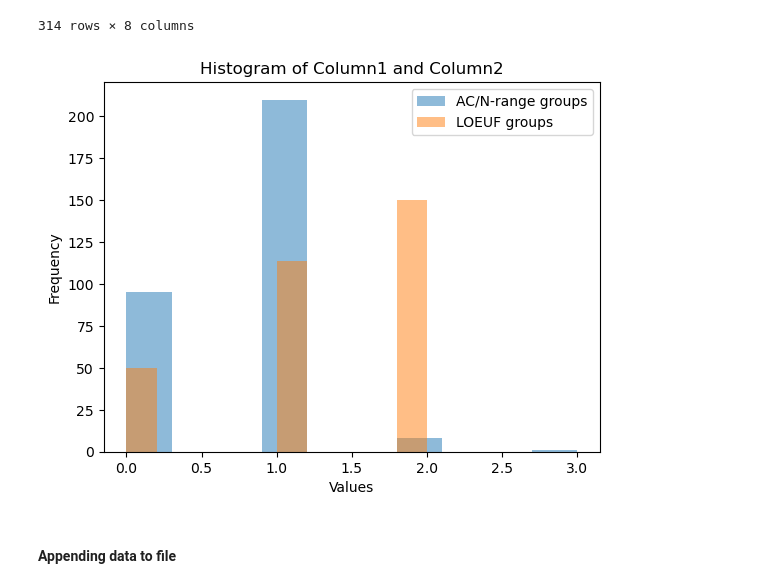
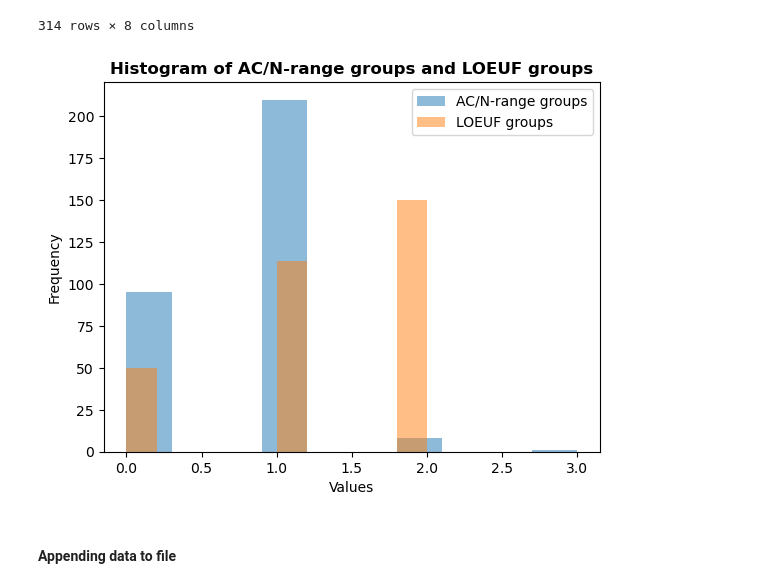
Before and after one commit to nastasia-iv/genvar, a Jupyter notebook: Grishchenko/code/all_chr_genvar_analysis.ipynb, the cells around one changed output. Saved outputs shown, nothing was run; the diff lists cells and outputs as text; code cells hidden in the pictures.

```diff
--- a/Grishchenko/code/all_chr_genvar_analysis.ipynb
+++ b/Grishchenko/code/all_chr_genvar_analysis.ipynb
@@ -324,0 +344,4 @@ transcripts_df_ac_enst['Gene_name'].nunique()
+# %%
+constraint_transcript = pd.read_csv('/home/bioinf/gnomad-variants/raw_data/plof_metrics/gnomad.v4.1.constraint_metrics.tsv', sep='\t')
+# This data is not available from the github repository due to its large size
+constraint_transcript.head()
@@ -324,0 +356,4 @@ transcripts_df_ac_enst['Gene_name'].nunique()
+# %%
+columns_to_keep = ['gene', 'gene_id', 'transcript', 'canonical', 'lof.oe_ci.upper']
+constraint_transcript_loeuf = constraint_transcript[columns_to_keep]
+constraint_transcript_loeuf
@@ -324,0 +374,5 @@ transcripts_df_ac_enst['Gene_name'].nunique()
+# %%
+matched_values = constraint_transcript_loeuf[constraint_transcript_loeuf['transcript'].isin(transcripts_df_ac_enst['Transcript_ID'])]
+matched_values.reset_index(inplace=True)
+transcripts_df_ac_enst['lof_transcript'] = matched_values['lof.oe_ci.upper']
+transcripts_df_ac_enst
@@ -474,22 +570,18 @@ genes_conserv
 # %%
 fig, ax = plt.subplots()
 
-# Построение гистограмм для двух колонок на одной фигуре
 ax.hist(genes_conserv['range_group_custom'], alpha=0.5, label='AC/N-range groups')
 ax.hist(genes_conserv['range_group_loeuf'], alpha=0.5, label='LOEUF groups')
 
-# Добавление легенды
 ax.legend()
 
-# Настройка отображения
 plt.xlabel('Values')
 plt.ylabel('Frequency')
-plt.title('Histogram of Column1 and Column2')
-
-# Отображение гистограмм
+plt.title('Histogram of AC/N-range groups and LOEUF groups', fontsize=12, fontweight='bold')
+plt.savefig('../data/plots/AC_N_range_LOEUF_groups.png', bbox_inches='tight')
 plt.show()
 # %% [output]
-[figure, old version]
+[figure, new version]
 # %% [markdown]
 #### Appending data to file
 # %%
```
Also changed, not shown: parts of 24 cells of this notebook.
